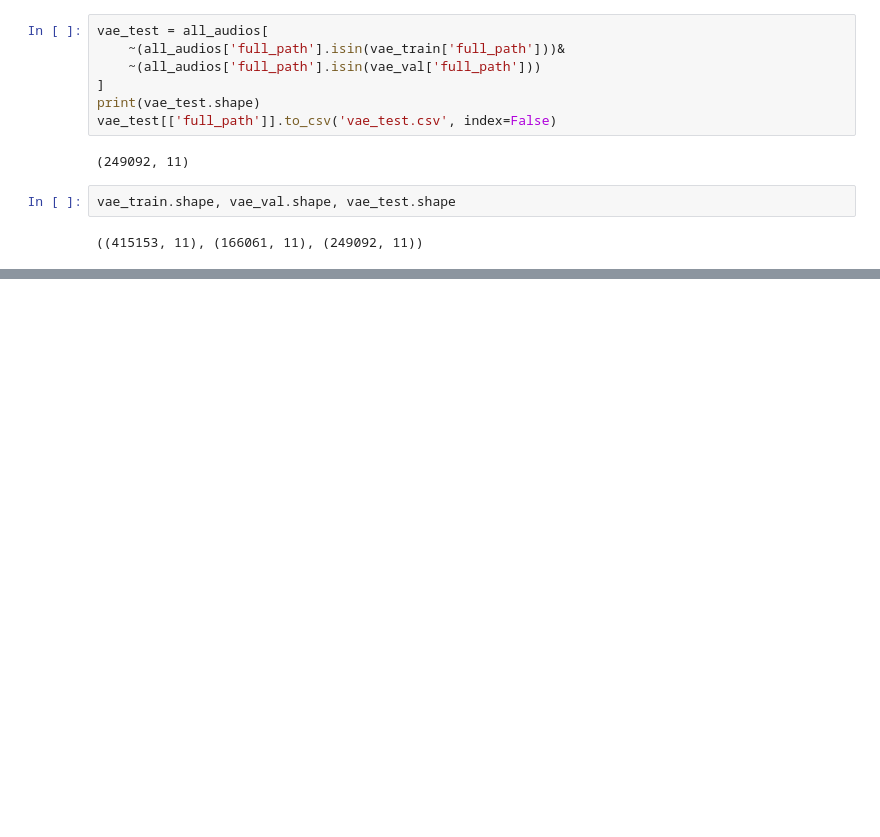
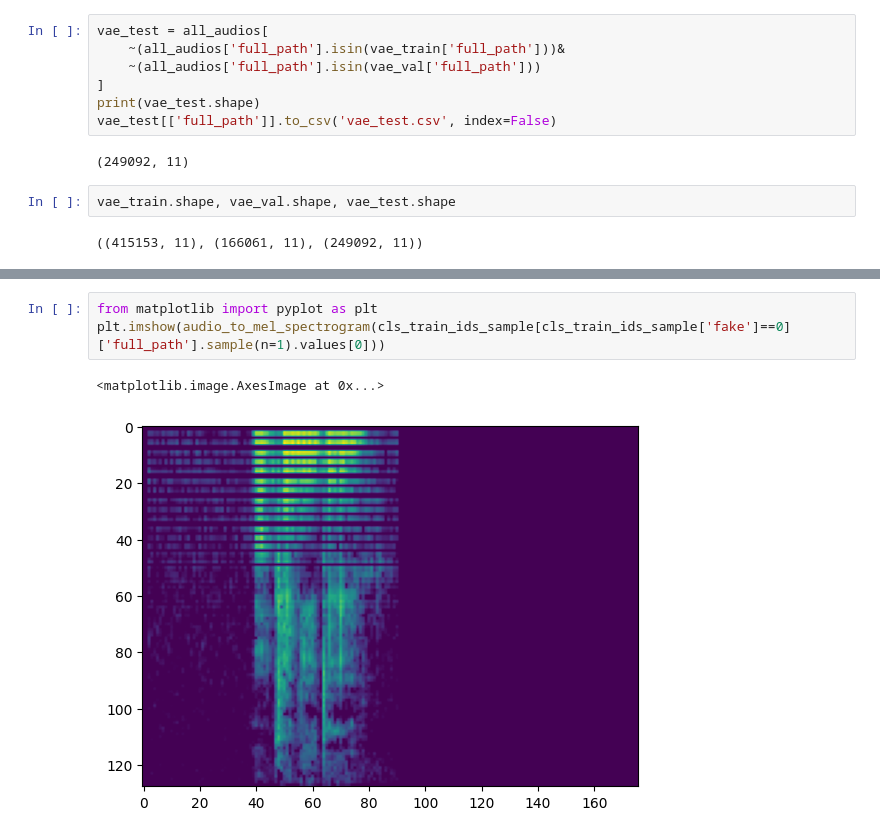
Before and after one commit to cassuci/adf-detector, a Jupyter notebook: 1-data-structure.ipynb, the cells around one changed output, grey strips where cells are left out. Drawn from its saved outputs; the diff is of its cells as text; blank space fills up the shorter version.

```diff
--- a/1-data-structure.ipynb
+++ b/1-data-structure.ipynb
@@ -220,0 +267,6 @@ vae_train.shape, vae_val.shape, vae_test.shape
+# %%
+from matplotlib import pyplot as plt
+plt.imshow(audio_to_mel_spectrogram(cls_train_ids_sample[cls_train_ids_sample['fake']==0]['full_path'].sample(n=1).values[0]))
+# %% [output]
+<matplotlib.image.AxesImage at 0x...>
+[figure, added]
```
Also changed, not shown: parts of 4 cells of this notebook, 6 other files.
